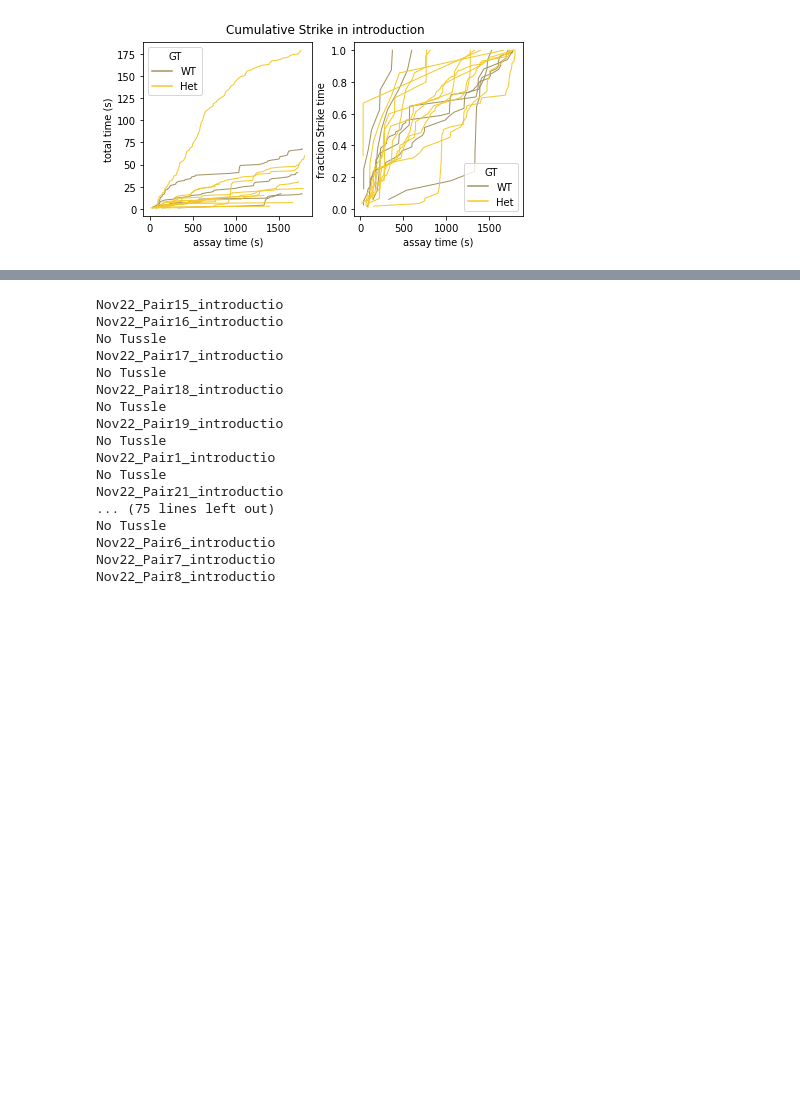
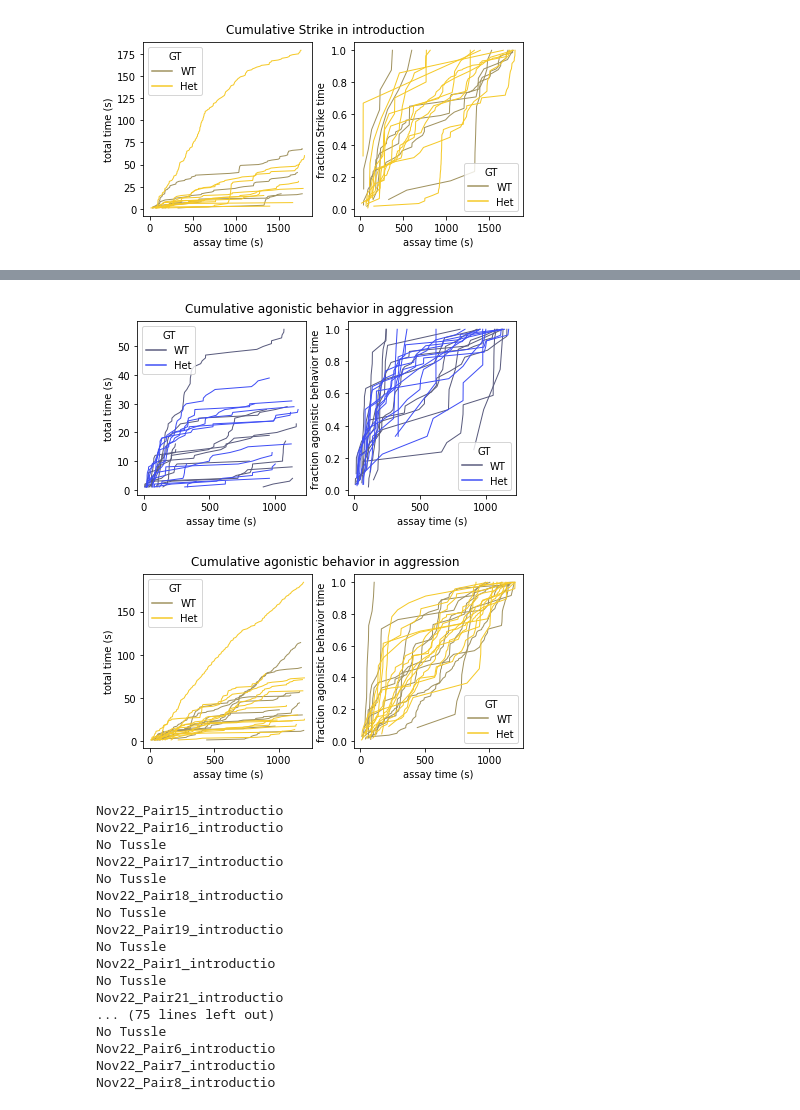
Before and after one commit to nhoglen/scn2a-paper-GWJSNH-code, a Jupyter notebook: 240730_proto_plottingCDFs.ipynb, the cells around one changed output, grey strips where cells are left out. Cells and saved outputs as stored; diff of their text form; code cells hidden in the pictures; blank space fills up the shorter version.

```diff
--- a/240730_proto_plottingCDFs.ipynb
+++ b/240730_proto_plottingCDFs.ipynb
@@ -20,11 +20,8 @@ import pdb
 # %%
 # ----- SET UP FILE HANDLING -----
 
-assay = 'introduction'
-behavior = 'Sniff'
-
-# computer = 'Ernest'
-computer = 'Dorian'
+computer = 'Ernest'
+# computer = 'Dorian'
 
 match computer:
     case 'Dorian':
@@ -34,7 +31,7 @@ match computer:
         nwbpath = 'C:\\Users\\nhogl\\Documents\\GitHub\\scn2a-paper-GWJSNH-code\\NWB'
 
 allnwb = []
-allnwb += [os.path.join(nwbpath,each) for each in os.listdir(nwbpath) if assay in each]
+# allnwb += [os.path.join(nwbpath,each) for each in os.listdir(nwbpath) if assay in each]
 
 figp=os.path.join('figures','2024July') # where to save figures
 saveplots=False
@@ -114,6 +117,14 @@ def consolidate_single_behavior_table(assay,behavior,nwbpath,printy):
     rundf['cumes_behav_frac'] = rundf.raw_cumes/rundf.totals
 
     return rundf
+# %%
+def make_point_counts(assay,behavior,nwbpath,printy):
+    df = consolidate_single_behavior_table(assay,behavior,nwbpath,printy)
+    df['ones'] = [1]*df.shape[0]
+    df['raw_cumes'] = df.groupby('pair_tag').ones.cumsum()# use numpy argsort on start_times
+    df['totals'] = df.groupby('pair_tag')['ones'].transform('sum')
+    df['cumes_behav_frac'] = df.raw_cumes/df.totals
+    return df
 # %%
 def consolidate_single_behavior_table_with_bins(assay,behavior,nwbpath,printy):
     ''''''
@@ -622,3 +633,15 @@ make_cumulative_time_plots(InStrikeDF,'F',behavior,assay)
 # %% [output]
 [figure]
 [figure]
+# %%
+# ----- AGGRESSION POINT EVENTS -----
+assay = 'aggression'
+behaviors = ['Tussle','Strike','Defensive strike']
+printy=True
+for i,behavior in enumerate(behaviors):
+    thisdf = make_point_counts(assay,behavior,nwbpath,printy)
+
+    if i==0:
+        antisoc = thisdf
+    else:
+        antisoc = pd.concat([antisoc,thisdf])
@@ -625,3 +666,22 @@ make_cumulative_time_plots(InStrikeDF,'F',behavior,assay)
+# %%
+antisoc.pop('raw_cumes')
+antisoc.pop('cumes_assay_frac')
+antisoc.pop('totals')
+antisoc.pop('cumes_behav_frac')
+antisoc.pop('behavior')
+antisoc.pop('stop_time')
+antisoc.pop('atype')
+antisoc = antisoc.sort_values(by=['pair_tag','start_time'])
+antisoc['ones'] = [1]*antisoc.shape[0]
+antisoc['raw_cumes'] = antisoc.groupby('pair_tag').ones.cumsum()# use numpy argsort on start_times
+antisoc['totals'] = antisoc.groupby('pair_tag')['ones'].transform('sum')
+antisoc['cumes_behav_frac'] = antisoc.raw_cumes/antisoc.totals
+# %%
+make_cumulative_time_plots(antisoc,'M','agonistic behavior',assay)
+make_cumulative_time_plots(antisoc,'F','agonistic behavior',assay)
+# %% [output]
+[figure, added]
+[figure, added]
 # %%
 # -----  INTROS -----
 assay = 'introduction'
```
Also changed, not shown: parts of 3 cells of this notebook, 2 other files.
